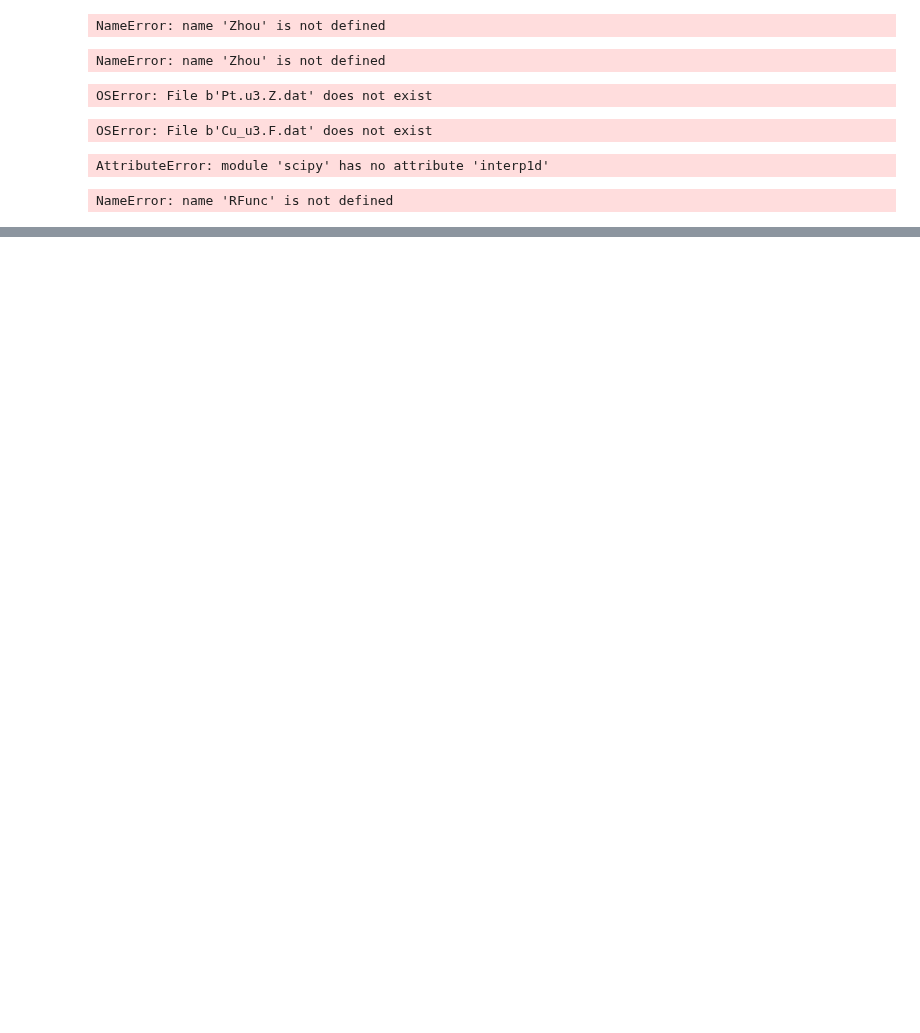
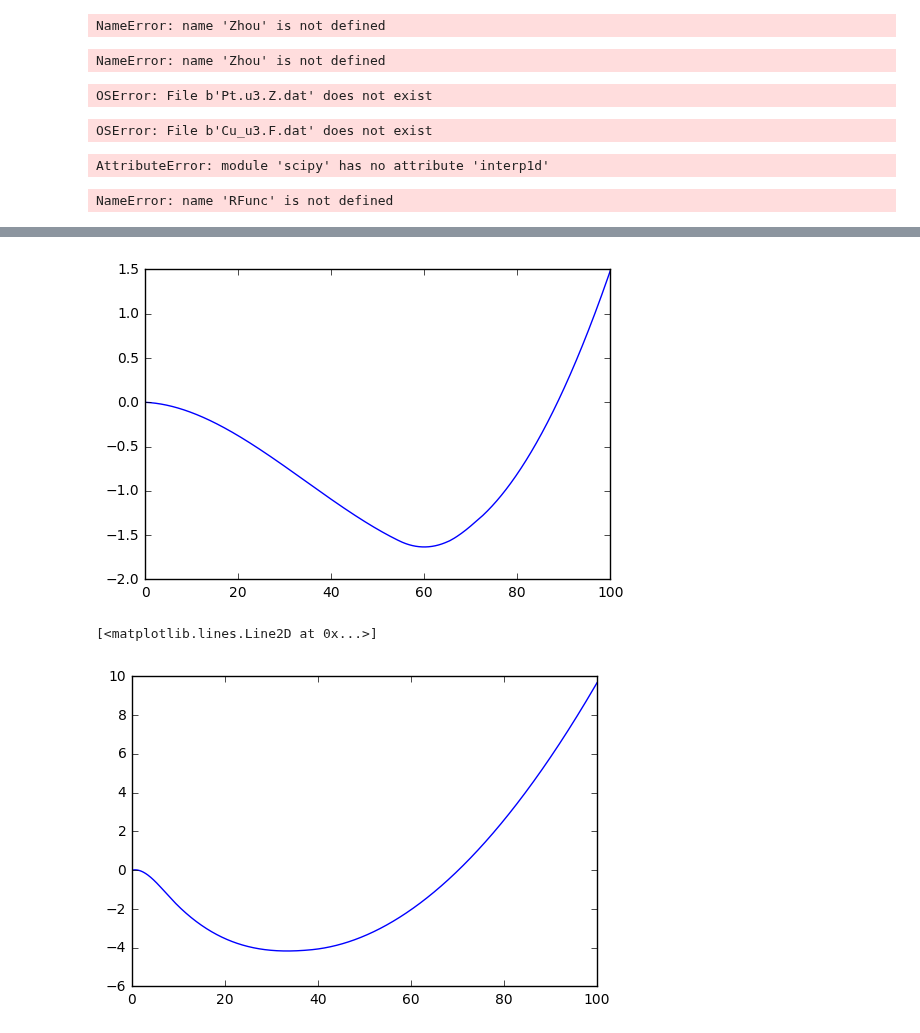
Before and after one commit to 123daimanu/DR_EAM, a Jupyter notebook: FQ_EAM_test.ipynb, the cells around one changed output, grey strips where cells are left out. Cells and saved outputs as stored; diff of their text form; code cells hidden in the pictures; blank space fills up the shorter version.

```diff
--- a/FQ_EAM_test.ipynb
+++ b/FQ_EAM_test.ipynb
@@ -387,0 +430,20 @@ lab.show()
+# %%
+#Oxygen Parameters
+
+
+rhominO=[0,54.62910,65.24078,66.56797,70.57748]
+rhomaxO=[54.62910,65.24078,66.56797,70.57748,10**10]
+rhoe_O=[54.62910,64.26953,66.21202,66.92391,74.23105]
+F0=[-1.56489,-1.58967,-1.54116,-1.51798,-1.19082]
+F1=[-1.39123,1.30636,2.02821,2.30979,4.12936]
+F2=[1.77199,9.81033,6.56240,7.69582,10.32338]
+F3=[1.59833,0,0,0,0]
+re_O,A_O,alpha_O,B_O,beta_O,lam_O,fe_O,kappa_O=3.64857,0.34900,5.44072,0.57438,3.59746,0.39310,1.39479,0.08007
+gamma_O,nu_O=2.11725,0.37457
+N_O=6
+# %%
+#Platinium parameters 2004
+re_Pt,fe_Pt,rhoe_Pt,rhos_Pt,alpha_Pt,beta_Pt,A_Pt,B_Pt,kappa_Pt,lambda_Pt,\
+Fn0_Pt,Fn1_Pt,Fn2_Pt,Fn3_Pt,F0_Pt,F1_Pt,F2_Pt,F3_Pt,eta_Pt,Fe_Pt,rhol_Pt,rhoh_Pt=2.771916,2.336509,33.367564,35.205357,7.105782,3.78975,0.556398,0.696037,0.385255,0.77051,\
+-1.455568,-2.149952,0.528491,1.222875,-4.17, 0,  3.010561, -2.420128, 1.45,-4.145597,0.25,1.15
+N_Pt=10
@@ -387,0 +571,15 @@ lab.show()
+# %%
+rhogiv=num.linspace(0,100,1000)
+F_Otest=FO(rhogiv,rhoe_O,rhominO,rhomaxO,\
+       F0[0],F0[1],F0[2],F0[3],F0[4],\
+       F1[0],F1[1],F1[2],F1[3],F1[4],\
+      F2[0],F2[1],F2[2],F2[3],F2[4],\
+      F3[0],F3[1],F3[2],F3[3],F3[4])
+lab.plot(rhogiv,F_Otest)
+lab.show()
+F_Pttest=F2004(rhogiv,rhoe_Pt,rhos_Pt,Fn0_Pt,Fn1_Pt,Fn2_Pt,Fn3_Pt,F0_Pt,F1_Pt,F2_Pt,F3_Pt,Fe_Pt,eta_Pt)
+lab.plot(rhogiv,F_Pttest)
+# %% [output]
+[figure, added]
+[<matplotlib.lines.Line2D at 0x...>]
+[figure, added]
```
Also changed, not shown: parts of 14 cells of this notebook.
